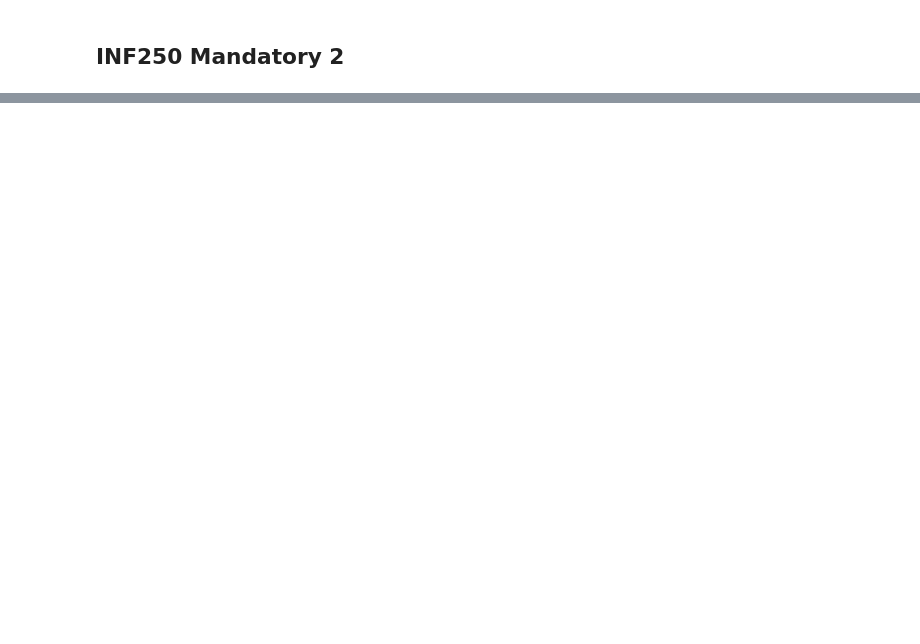
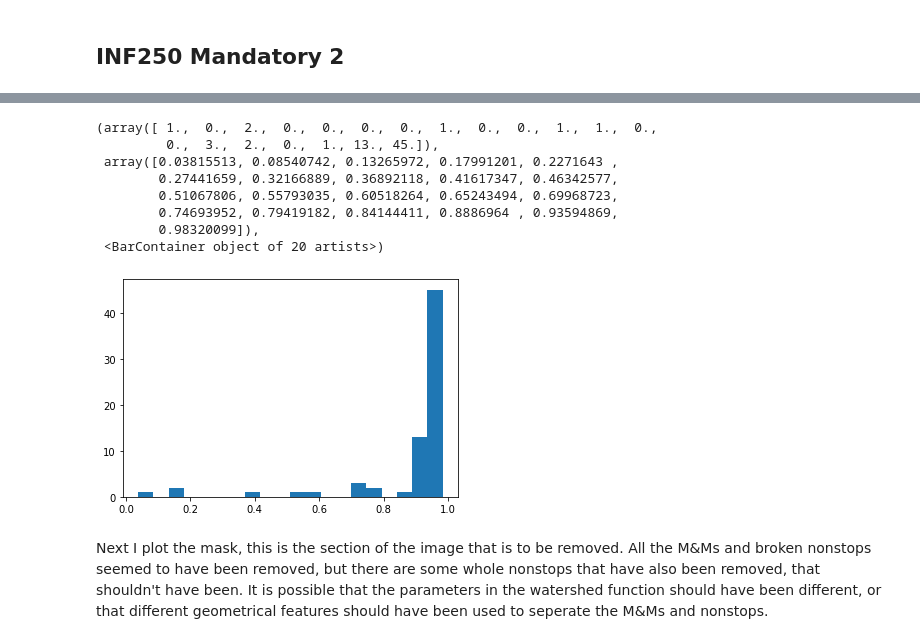
Before and after one commit to noramik/INF250-H22, a Jupyter notebook: mandatory2/mandatory2.ipynb, the cells around one changed output, grey strips where cells are left out. Drawn from its saved outputs; the diff is of its cells as text; code cells hidden in the pictures; blank space fills up the shorter version.

```diff
--- a/mandatory2/mandatory2.ipynb
+++ b/mandatory2/mandatory2.ipynb
@@ -99,0 +100,14 @@ object 39: 0.5013596239160114
+# %%
+plt.hist(round_list, bins=20)
+# %% [output]
+(array([ 1.,  0.,  2.,  0.,  0.,  0.,  0.,  1.,  0.,  0.,  1.,  1.,  0.,
+         0.,  3.,  2.,  0.,  1., 13., 45.]),
+ array([0.03815513, 0.08540742, 0.13265972, 0.17991201, 0.2271643 ,
+        0.27441659, 0.32166889, 0.36892118, 0.41617347, 0.46342577,
+        0.51067806, 0.55793035, 0.60518264, 0.65243494, 0.69968723,
+        0.74693952, 0.79419182, 0.84144411, 0.8886964 , 0.93594869,
+        0.98320099]),
+ <BarContainer object of 20 artists>)
+[figure, added]
+# %% [markdown]
+Next I plot the mask, this is the section of the image that is to be removed. All the M&Ms and broken nonstops seemed to have been removed, but there are some whole nonstops that have also been removed, that shouldn't have been. It is possible that the parameters in the watershed function should have been different, or that different geometrical features should have been used to seperate the M&Ms and nonstops.
```
Also changed, not shown: parts of 14 cells of this notebook.
